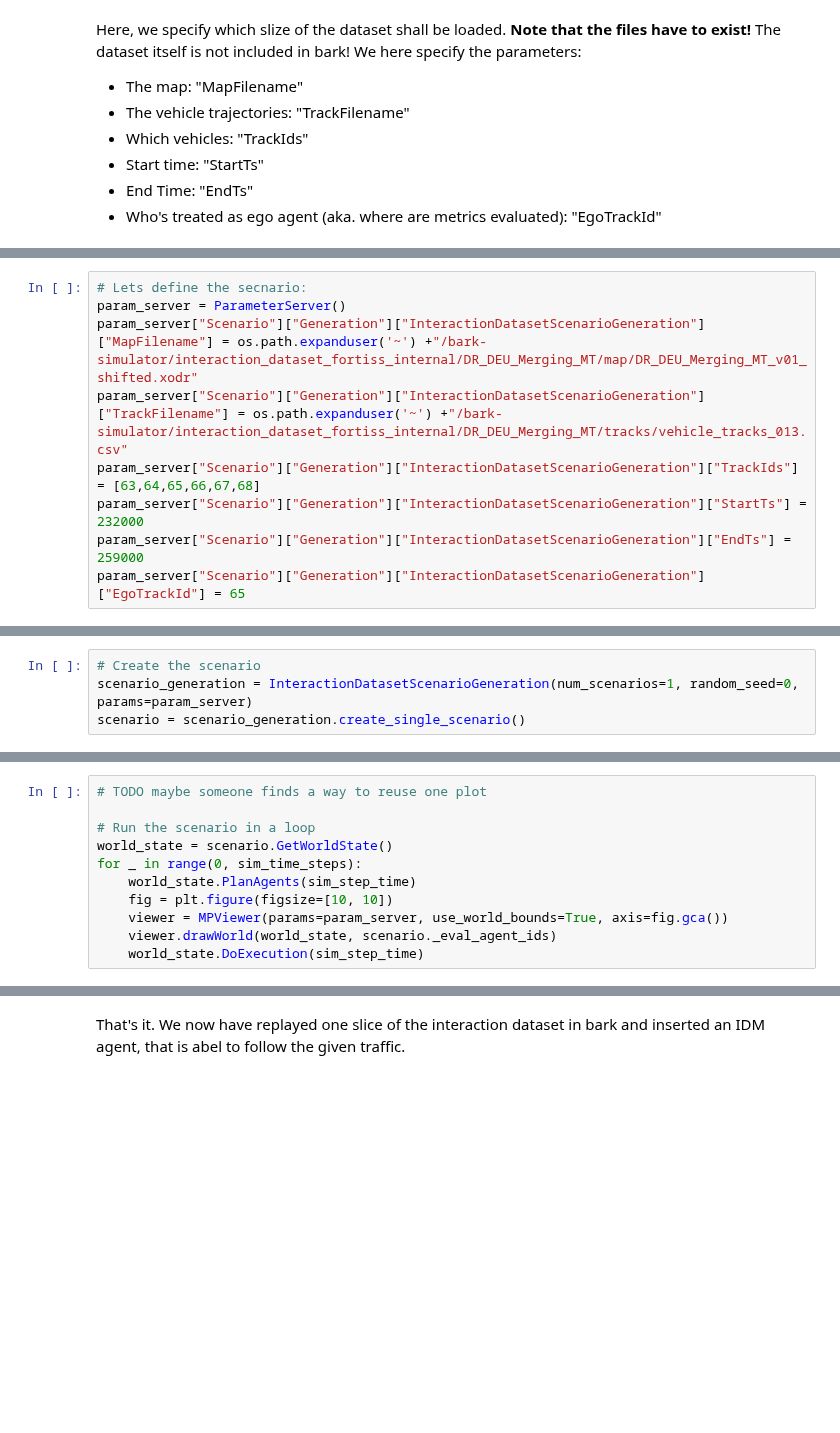
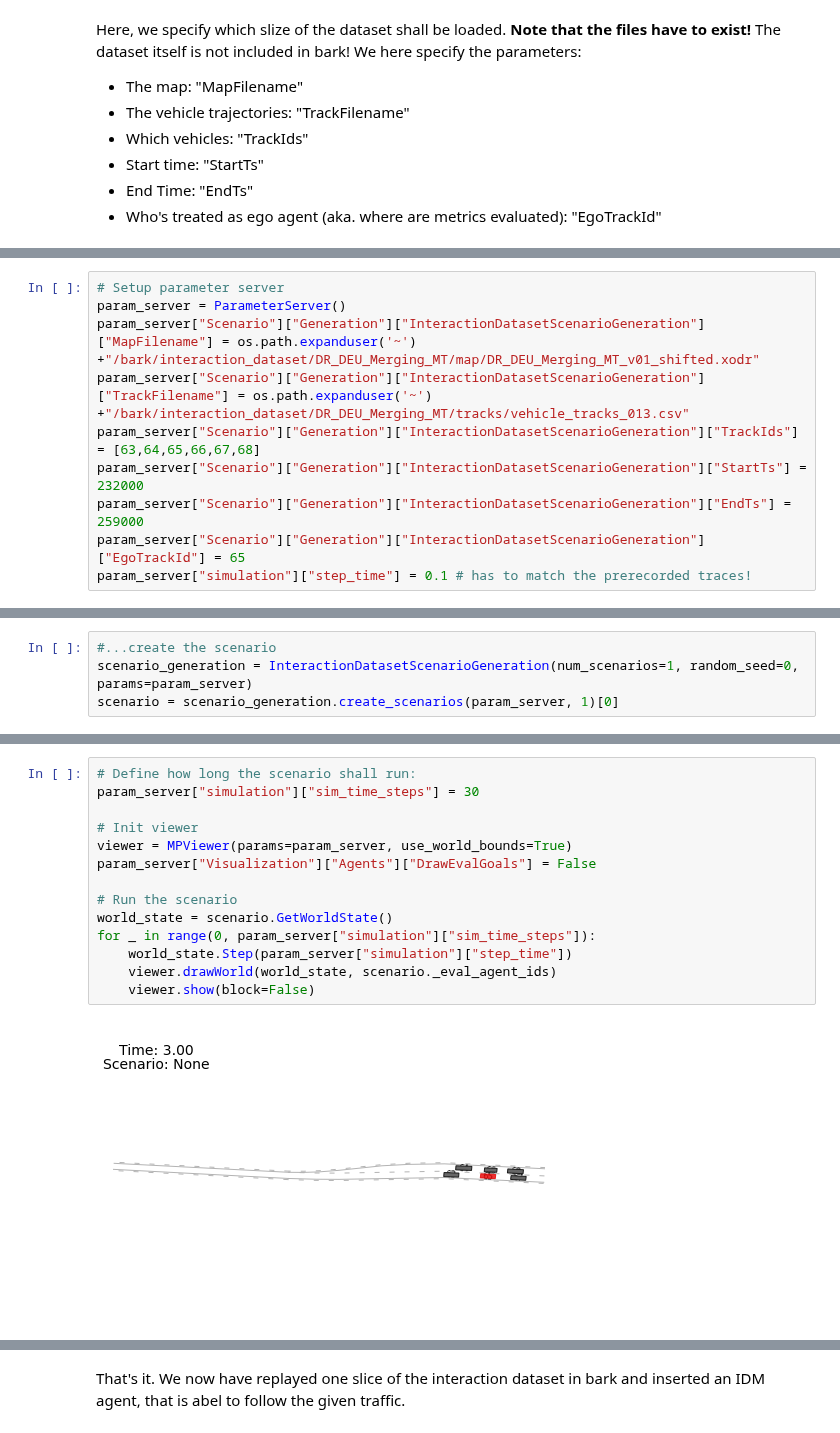
Before and after one commit to bark-simulator/bark, a Jupyter notebook: docs/tutorials/04_interaction_dataset.ipynb, the cells around one changed output, grey strips where cells are left out. Saved outputs shown, nothing was run; the diff lists cells and outputs as text; blank space fills up the shorter version.

Commit message:
cleanup interaction dataset notebook

```diff
--- a/docs/tutorials/04_interaction_dataset.ipynb
+++ b/docs/tutorials/04_interaction_dataset.ipynb
@@ -36,9 +50,10 @@ Here, we specify which slize of the dataset shall be loaded. **Note that the fil
 # %%
-# Lets define the secnario:
+# Setup parameter server
 param_server = ParameterServer()
-param_server["Scenario"]["Generation"]["InteractionDatasetScenarioGeneration"]["MapFilename"] = os.path.expanduser('~') +"/bark-simulator/interaction_dataset_fortiss_internal/DR_DEU_Merging_MT/map/DR_DEU_Merging_MT_v01_shifted.xodr"
-param_server["Scenario"]["Generation"]["InteractionDatasetScenarioGeneration"]["TrackFilename"] = os.path.expanduser('~') +"/bark-simulator/interaction_dataset_fortiss_internal/DR_DEU_Merging_MT/tracks/vehicle_tracks_013.csv"
+param_server["Scenario"]["Generation"]["InteractionDatasetScenarioGeneration"]["MapFilename"] = os.path.expanduser('~') +"/bark/interaction_dataset/DR_DEU_Merging_MT/map/DR_DEU_Merging_MT_v01_shifted.xodr"
+param_server["Scenario"]["Generation"]["InteractionDatasetScenarioGeneration"]["TrackFilename"] = os.path.expanduser('~') +"/bark/interaction_dataset/DR_DEU_Merging_MT/tracks/vehicle_tracks_013.csv"
 param_server["Scenario"]["Generation"]["InteractionDatasetScenarioGeneration"]["TrackIds"] = [63,64,65,66,67,68]
 param_server["Scenario"]["Generation"]["InteractionDatasetScenarioGeneration"]["StartTs"] = 232000
 param_server["Scenario"]["Generation"]["InteractionDatasetScenarioGeneration"]["EndTs"] = 259000
 param_server["Scenario"]["Generation"]["InteractionDatasetScenarioGeneration"]["EgoTrackId"] = 65
+param_server["simulation"]["step_time"] = 0.1 # has to match the prerecorded traces!
@@ -45,4 +62,4 @@ param_server["Scenario"]["Generation"]["InteractionDatasetScenarioGeneration"]["
 # %%
-# Create the scenario
+#...create the scenario
 scenario_generation = InteractionDatasetScenarioGeneration(num_scenarios=1, random_seed=0, params=param_server)
-scenario = scenario_generation.create_single_scenario()
+scenario = scenario_generation.create_scenarios(param_server, 1)[0]
@@ -53,11 +65,0 @@ sim_time_steps = 5
-# %%
-# TODO maybe someone finds a way to reuse one plot
-
-# Run the scenario in a loop
-world_state = scenario.GetWorldState()
-for _ in range(0, sim_time_steps):
-    world_state.PlanAgents(sim_step_time)
-    fig = plt.figure(figsize=[10, 10])
-    viewer = MPViewer(params=param_server, use_world_bounds=True, axis=fig.gca())
-    viewer.drawWorld(world_state, scenario._eval_agent_ids)
-    world_state.DoExecution(sim_step_time)
@@ -70 +66,17 @@ for _ in range(0, sim_time_steps):
+# %%
+# Define how long the scenario shall run:
+param_server["simulation"]["sim_time_steps"] = 30
+
+# Init viewer
+viewer = MPViewer(params=param_server, use_world_bounds=True)
+param_server["Visualization"]["Agents"]["DrawEvalGoals"] = False
+
+# Run the scenario
+world_state = scenario.GetWorldState()
+for _ in range(0, param_server["simulation"]["sim_time_steps"]):
+    world_state.Step(param_server["simulation"]["step_time"])
+    viewer.drawWorld(world_state, scenario._eval_agent_ids)
+    viewer.show(block=False)
+# %% [output]
+[figure, added]
 # %% [markdown]
```
Also changed, not shown: parts of 13 cells of this notebook.
